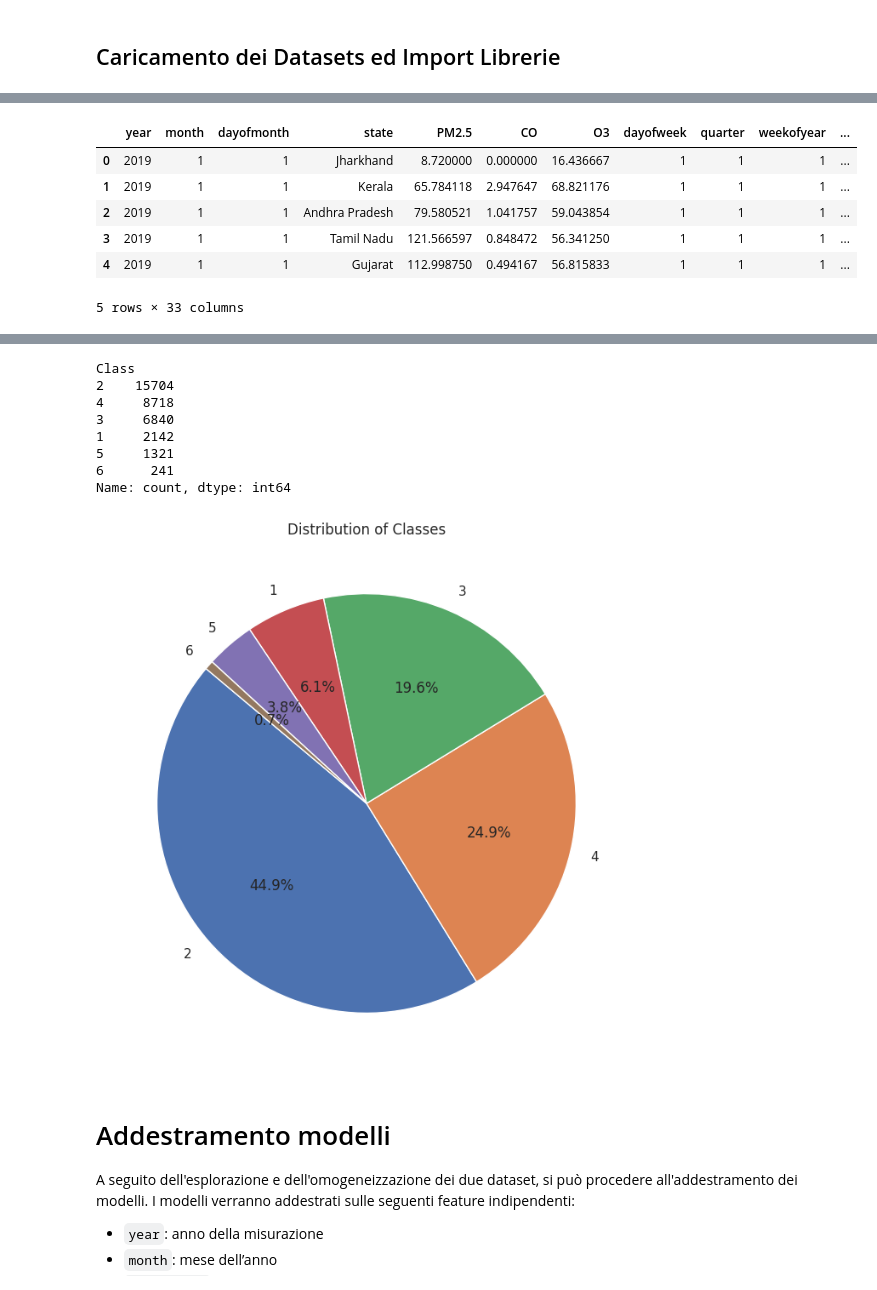
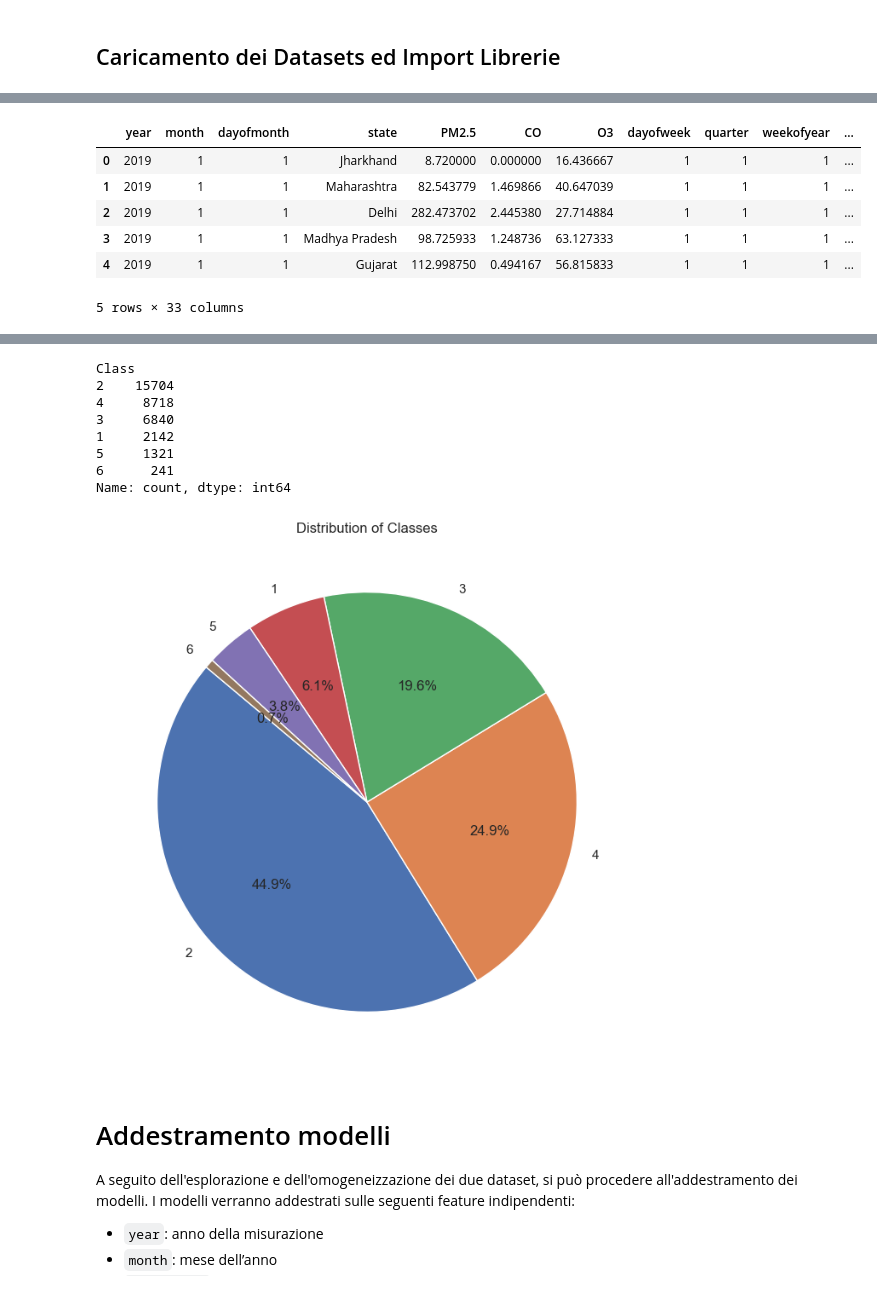
Before and after one commit to vMxster/air-quality-pm2.5, a Jupyter notebook: Notebooks/Classification/6_Training_Evaluation_India.ipynb, the cells around one changed output, grey strips where cells are left out. Cells and saved outputs as stored; diff of their text form; code cells hidden in the pictures.

```diff
--- a/Notebooks/Classification/6_Training_Evaluation_India.ipynb
+++ b/Notebooks/Classification/6_Training_Evaluation_India.ipynb
@@ -62,23 +62,23 @@ Requirement already satisfied: scipy in /usr/local/lib/python3.11/dist-packages
 # %%
-df = pd.read_csv('https://raw.githubusercontent.com/vMxster/Data_Project/main/Datasets/original_india_dataset.csv',
+df = pd.read_csv('original_india_dataset.csv',
                  sep=',',
                  quotechar='"',
                  dtype=None,
                  parse_dates=True,
                  low_memory=False)
 obj_cols = df.select_dtypes(include="object").columns
 for col in obj_cols:
     df[col] = df[col].astype("category")
 df.drop('date', axis=1, inplace=True)
 df = df[(df['year'] >= 2019) & (df['year'] <= 2022)]
 df = df.reset_index(drop=True)
 df.head()
 # %% [output]
 |  | year | month | dayofmonth | state | PM2.5 | CO | O3 | dayofweek | quarter | weekofyear | ... |
 | 0 | 2019 | 1 | 1 | Jharkhand | 8.720000 | 0.000000 | 16.436667 | 1 | 1 | 1 | ... |
-| 1 | 2019 | 1 | 1 | Kerala | 65.784118 | 2.947647 | 68.821176 | 1 | 1 | 1 | ... |
-| 2 | 2019 | 1 | 1 | Andhra Pradesh | 79.580521 | 1.041757 | 59.043854 | 1 | 1 | 1 | ... |
-| 3 | 2019 | 1 | 1 | Tamil Nadu | 121.566597 | 0.848472 | 56.341250 | 1 | 1 | 1 | ... |
+| 1 | 2019 | 1 | 1 | Maharashtra | 82.543779 | 1.469866 | 40.647039 | 1 | 1 | 1 | ... |
+| 2 | 2019 | 1 | 1 | Delhi | 282.473702 | 2.445380 | 27.714884 | 1 | 1 | 1 | ... |
+| 3 | 2019 | 1 | 1 | Madhya Pradesh | 98.725933 | 1.248736 | 63.127333 | 1 | 1 | 1 | ... |
 | 4 | 2019 | 1 | 1 | Gujarat | 112.998750 | 0.494167 | 56.815833 | 1 | 1 | 1 | ... |
 5 rows × 33 columns
 # %%
@@ -119,7 +119,7 @@ plt.pie(class_counts, labels=class_counts.index, autopct='%1.1f%%', startangle=1
 plt.title('Distribution of Classes')
 plt.show()
 # %% [output]
-[figure, old version]
+[figure, new version]
 # %% [markdown]
 # Addestramento modelli
 A seguito dell'esplorazione e dell'omogeneizzazione dei due dataset, si può procedere all'addestramento dei modelli. I modelli verranno addestrati sulle seguenti feature indipendenti:
```
Also changed, not shown: parts of 26 cells of this notebook, 5 other files.
